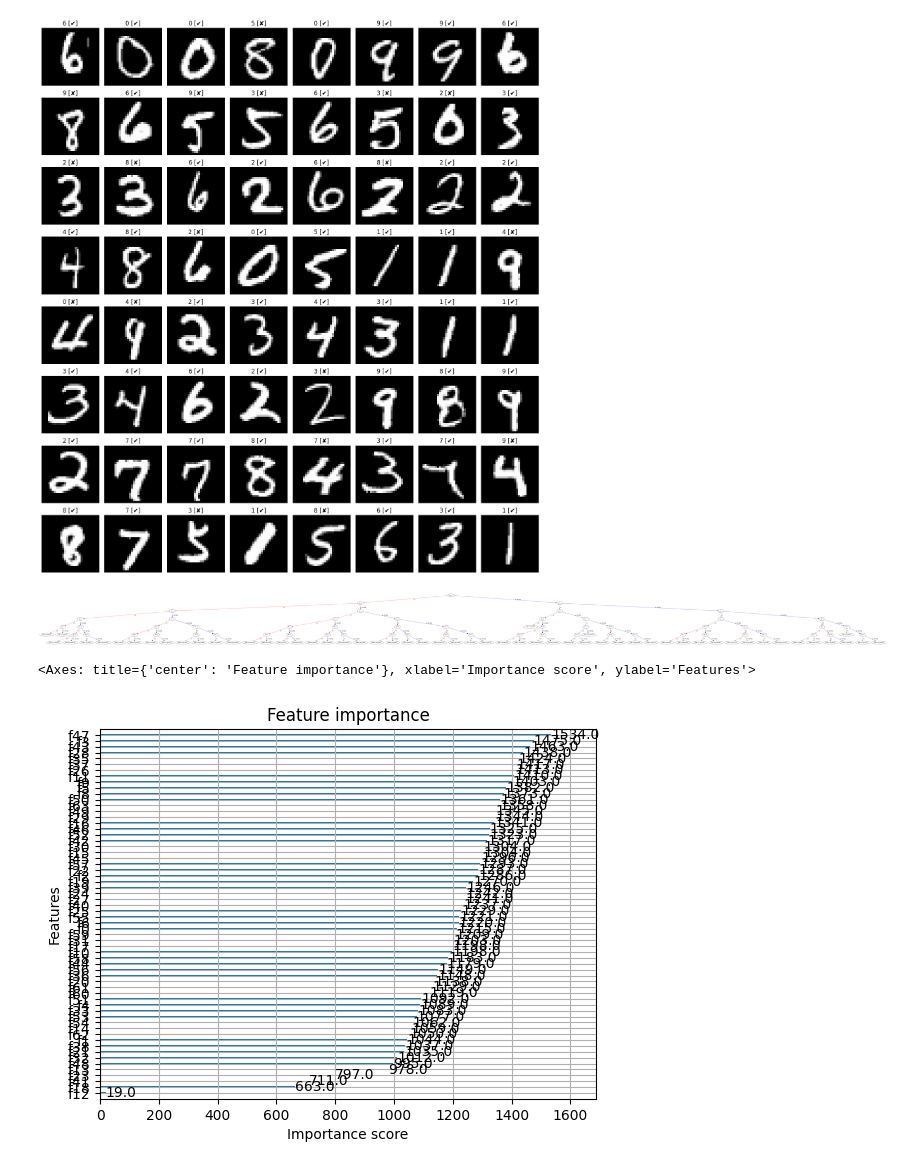
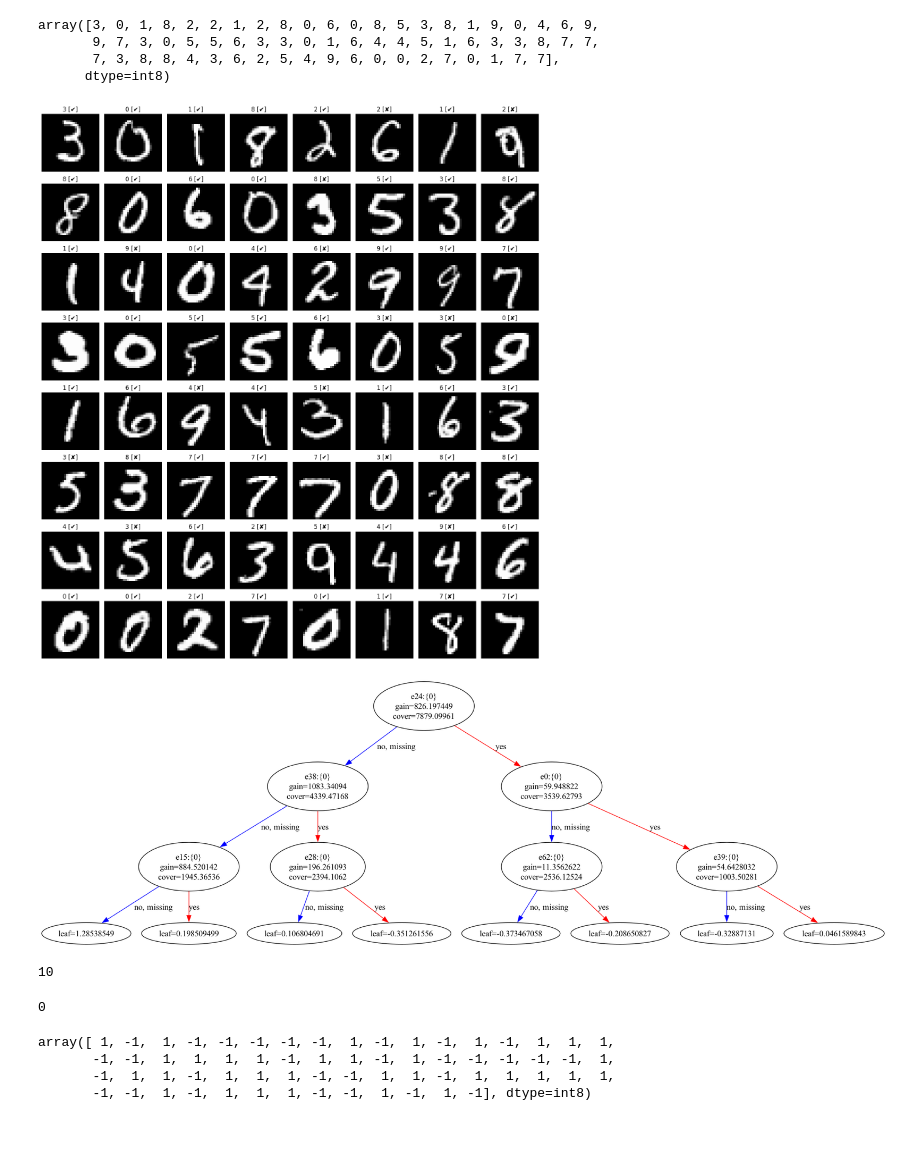
Before and after one commit to marcandrewessner/binaryneuralnet-asic-TTIHP26, a Jupyter notebook: bnn_mnist_training/lab_autoenc_decisiontree.ipynb, the cells around one changed output. Drawn from its saved outputs; the diff is of its cells as text; code cells hidden in the pictures; blank space fills up the shorter version.

Commit message:
full tree integration / but the space is very much limited

```diff
--- a/bnn_mnist_training/lab_autoenc_decisiontree.ipynb
+++ b/bnn_mnist_training/lab_autoenc_decisiontree.ipynb
@@ -60,18 +63,30 @@ batch_embeddings = binarize_embeddings(batch_embeddings)
 booster = xgb.Booster()
 booster.load_model("data/model_weights/xgb_decision_tree.json")
 
-dmatrix = xgb.DMatrix(batch_embeddings)
-preds   = booster.predict(dmatrix).astype(int)
+batch_embeddings_df = pd.DataFrame(
+  batch_embeddings,
+  columns=[f"e{i}" for i in range(batch_embeddings.shape[1])],
+  dtype="category",
+)
+
+label_predictions = booster.predict(xgb.DMatrix(batch_embeddings_df, enable_categorical=True))
+label_predictions = label_predictions.astype(np.int8)
+label_predictions
+# %% [output]
+array([3, 0, 1, 8, 2, 2, 1, 2, 8, 0, 6, 0, 8, 5, 3, 8, 1, 9, 0, 4, 6, 9,
+       9, 7, 3, 0, 5, 5, 6, 3, 3, 0, 1, 6, 4, 4, 5, 1, 6, 3, 3, 8, 7, 7,
+       7, 3, 8, 8, 4, 3, 6, 2, 5, 4, 9, 6, 0, 0, 2, 7, 0, 1, 7, 7],
+      dtype=int8)
 # %%
-plot_sample_predictions(x,y,preds)
+plot_sample_predictions(x,y,label_predictions)
 # %% [output]
-[figure, old version]
+[figure, new version]
 # %%
 # Now we visualize the tree
 fig, ax = plt.subplots(figsize=(80, 40))
-xgb.plot_tree(booster, ax=ax)
+xgb.plot_tree(booster, ax=ax, tree_idx=5)
 plt.savefig("data/model_reports/xgb_decision_tree.png", dpi=300, bbox_inches="tight")
 plt.show()
 # %% [output]
-[figure, old version]
+[figure, new version]
 # %%
@@ -79,5 +94,14 @@ booster.dump_model('data/model_reports/xgb_decision_dump_trees.txt', with_stats=
-# %%
-xgb.plot_importance(booster)
-# %% [output]
-<Axes: title={'center': 'Feature importance'}, xlabel='Importance score', ylabel='Features'>
-[figure, removed]
+# %%
+# Number of trees
+booster.num_boosted_rounds()
+# %% [output]
+10
+# %%
+print(labels[1])
+batch_embeddings[1]
+# %% [output]
+0
+array([ 1, -1,  1, -1, -1, -1, -1, -1,  1, -1,  1, -1,  1, -1,  1,  1,  1,
+       -1, -1,  1,  1,  1,  1, -1,  1,  1, -1,  1, -1, -1, -1, -1, -1,  1,
+       -1,  1,  1, -1,  1,  1,  1, -1, -1,  1,  1, -1,  1,  1,  1,  1,  1,
+       -1, -1,  1, -1,  1,  1,  1, -1, -1,  1, -1,  1, -1], dtype=int8)
```
Also changed, not shown: parts of 4 cells of this notebook, 7 other files.
